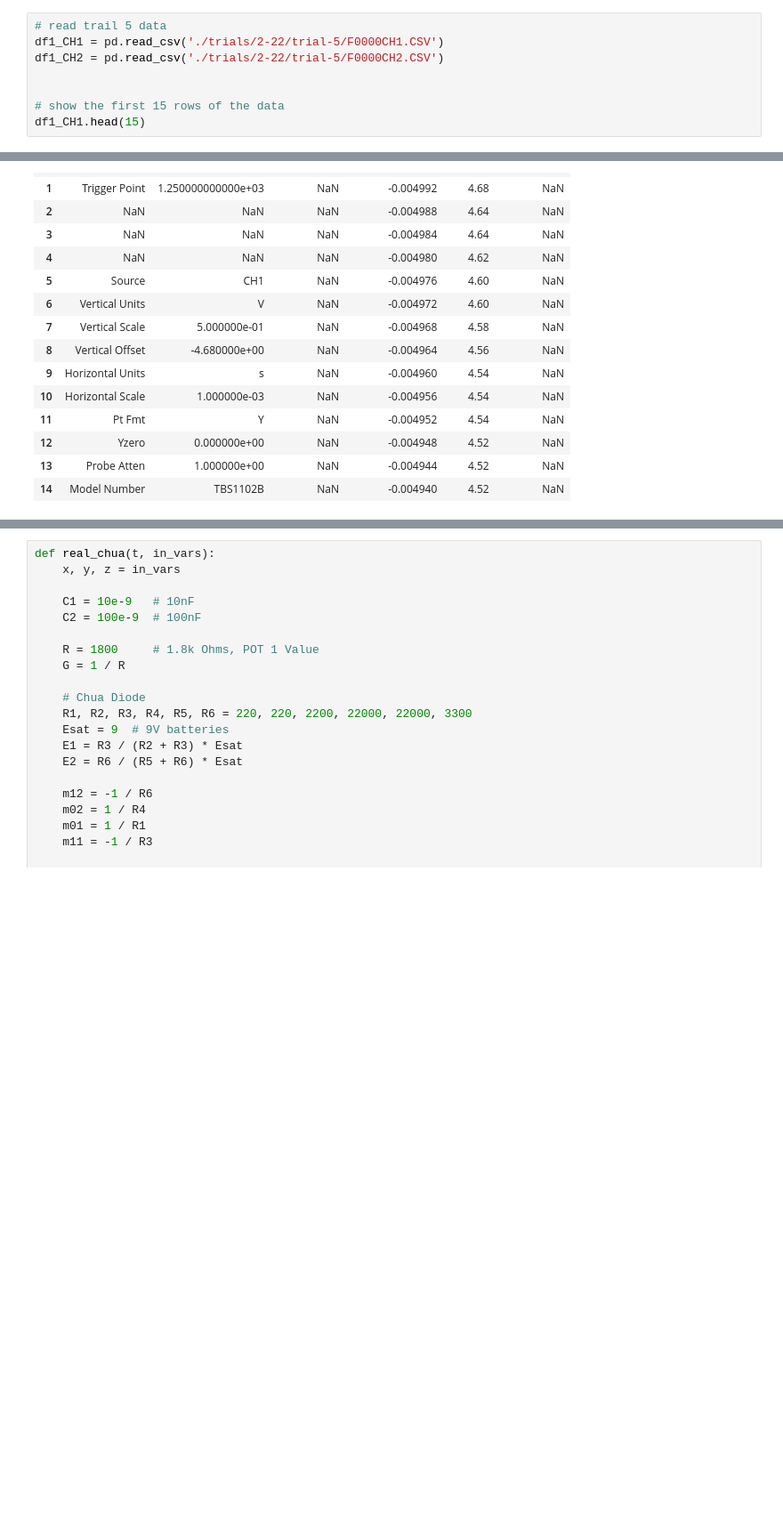
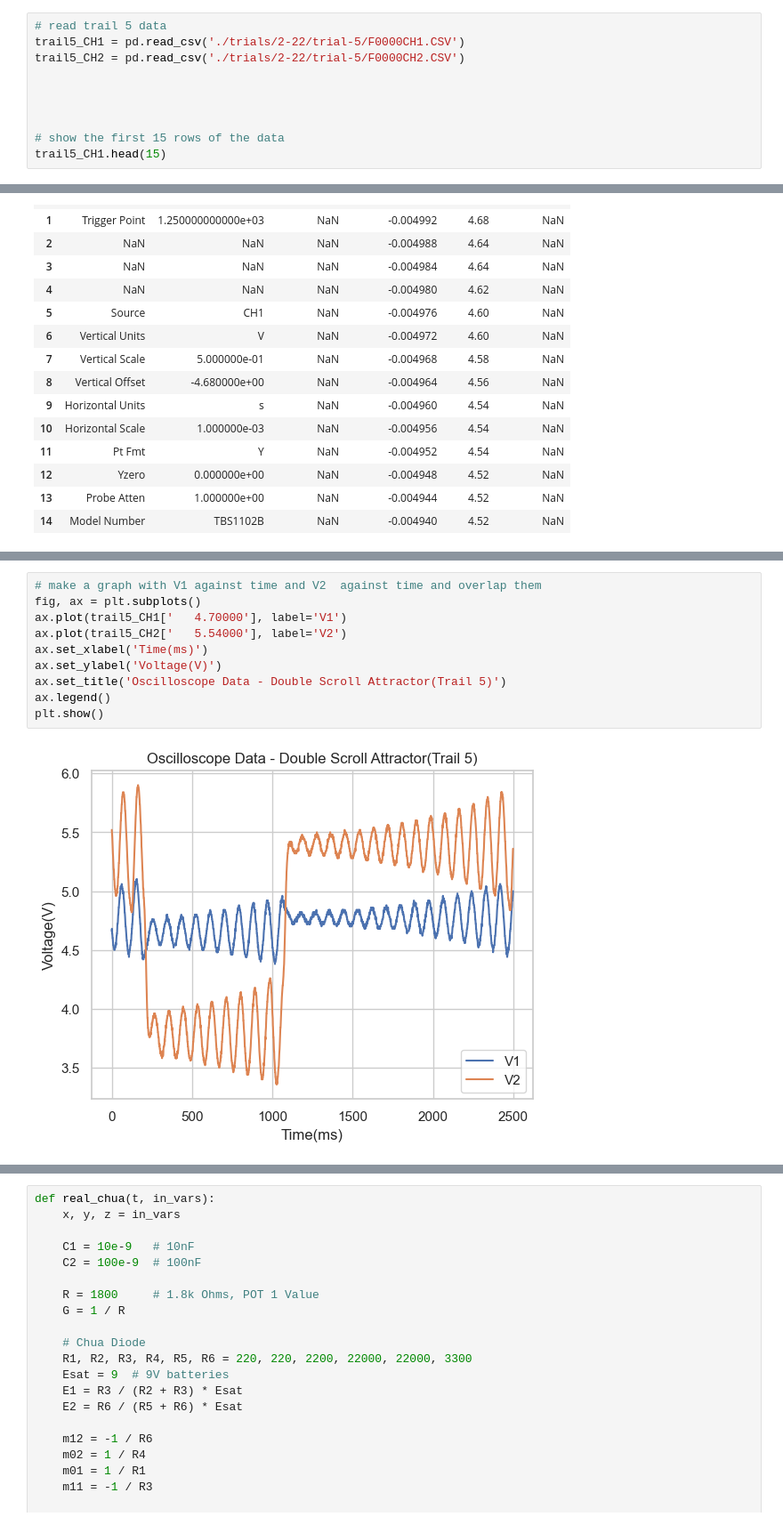
Before and after one commit to Quantum-Impulse/PHY353L, a Jupyter notebook: Lab 3/base.ipynb, the cells around one changed output, grey strips where cells are left out. Shown at 89% size. Saved outputs shown, nothing was run; the diff lists cells and outputs as text; blank space fills up the shorter version.

Commit message:
adding more graphs to base

```diff
--- a/Lab 3/base.ipynb
+++ b/Lab 3/base.ipynb
@@ -11,12 +11,14 @@ from scipy.integrate import solve_ivp
 import plotly.graph_objects as go
 # %%
 # read trail 5 data
-df1_CH1 = pd.read_csv('./trials/2-22/trial-5/F0000CH1.CSV')
-df1_CH2 = pd.read_csv('./trials/2-22/trial-5/F0000CH2.CSV')
+trail5_CH1 = pd.read_csv('./trials/2-22/trial-5/F0000CH1.CSV')
+trail5_CH2 = pd.read_csv('./trials/2-22/trial-5/F0000CH2.CSV')
+
+
 
 
 # show the first 15 rows of the data
-df1_CH1.head(15)
+trail5_CH1.head(15)
 # %% [output]
 |  | Record Length | 2.500000e+03 | Unnamed: 2 | -0.005000000000 | 4.70000 | Unnamed: 5 |
 | 0 | Sample Interval | 4.000000e-06 | NaN | -0.004996 | 4.66 | NaN |
@@ -72,3 +76,15 @@ fig.add_trace(go.Scatter(
 
 # Show the plot
 fig.show()
+# %%
+# make a graph with V1 against time and V2  against time and overlap them
+fig, ax = plt.subplots()
+ax.plot(trail5_CH1['   4.70000'], label='V1')
+ax.plot(trail5_CH2['   5.54000'], label='V2')
+ax.set_xlabel('Time(ms)')
+ax.set_ylabel('Voltage(V)')
+ax.set_title('Oscilloscope Data - Double Scroll Attractor(Trail 5)')
+ax.legend()
+plt.show()
+# %% [output]
+[figure, added]
```
Also changed, not shown: parts of 14 cells of this notebook, 19 other files.
